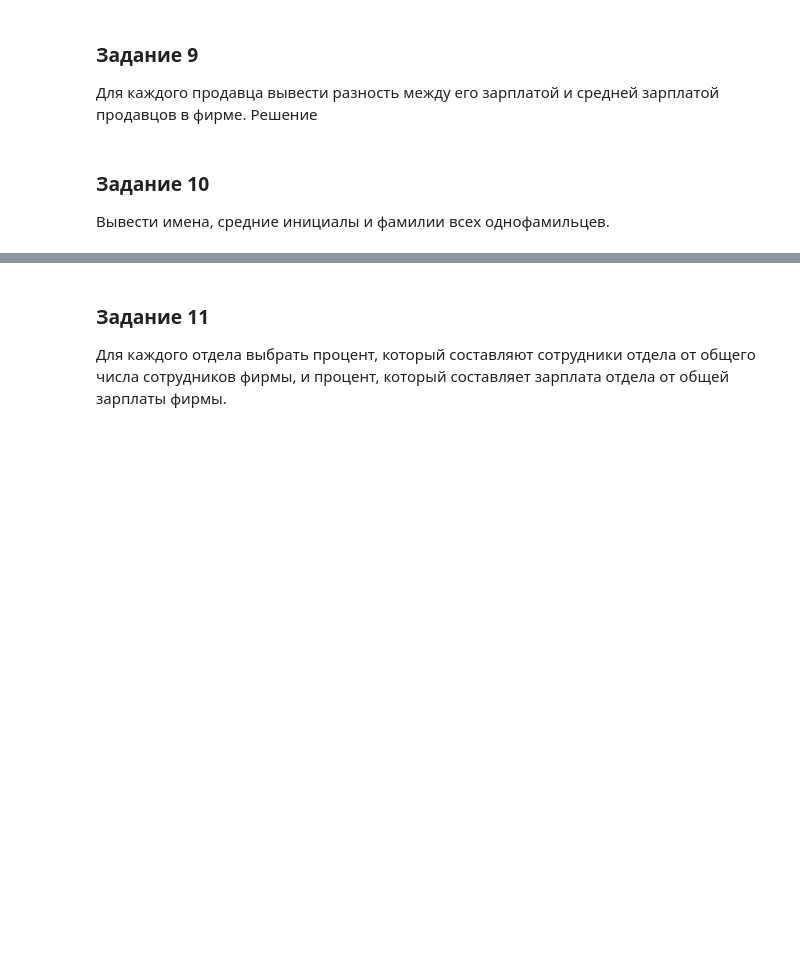
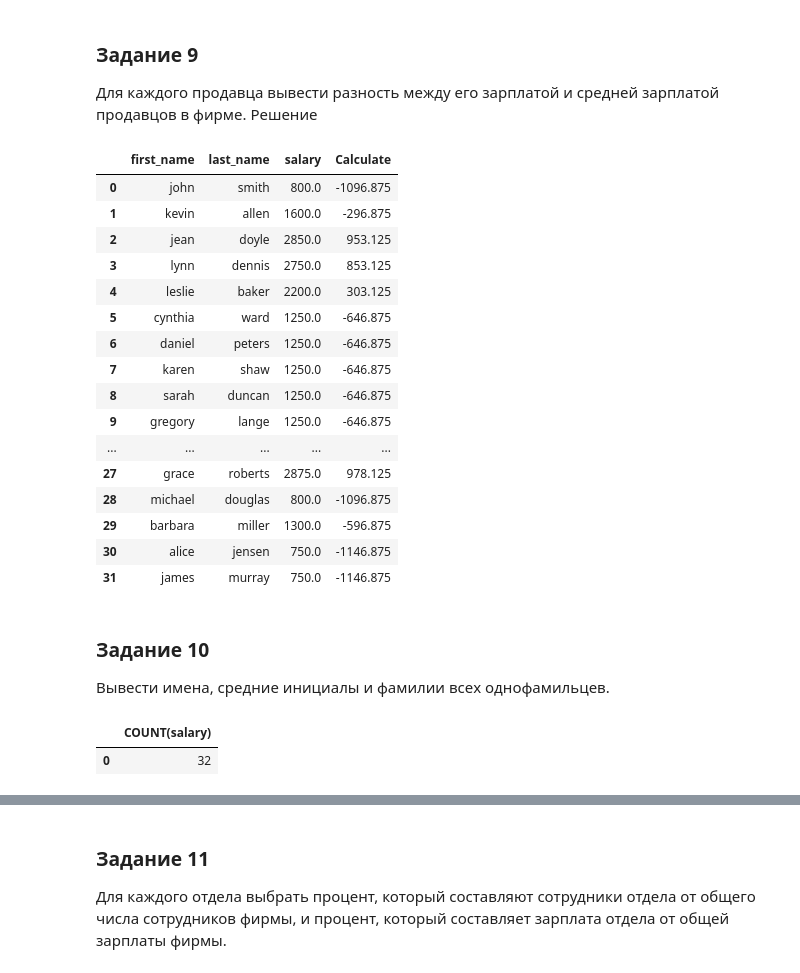
Before and after one commit to theysee/sberbank_reboot, a Jupyter notebook: Поток_3_Практика_к_занятию_5.ipynb, the cells around one changed output, grey strips where cells are left out. Cells and saved outputs as stored; diff of their text form; code cells hidden in the pictures; blank space fills up the shorter version.

```diff
--- a/Поток_3_Практика_к_занятию_5.ipynb
+++ b/Поток_3_Практика_к_занятию_5.ipynb
@@ -310,3 +310,31 @@ pd.read_sql_query('''
 # %% [markdown]
 ### Задание 9
 Для каждого продавца вывести разность между его зарплатой и средней зарплатой продавцов в фирме. Решение
+# %%
+pd.read_sql_query('''
+  SELECT
+    first_name,
+    last_name,
+    salary,
+    salary - (SELECT AVG(salary) FROM employee) AS Calculate
+  FROM
+    employee
+''', conn)
+# %% [output]
+|  | first_name | last_name | salary | Calculate |
+| 0 | john | smith | 800.0 | -1096.875 |
+| 1 | kevin | allen | 1600.0 | -296.875 |
+| 2 | jean | doyle | 2850.0 | 953.125 |
+| 3 | lynn | dennis | 2750.0 | 853.125 |
+| 4 | leslie | baker | 2200.0 | 303.125 |
+| 5 | cynthia | ward | 1250.0 | -646.875 |
+| 6 | daniel | peters | 1250.0 | -646.875 |
+| 7 | karen | shaw | 1250.0 | -646.875 |
+| 8 | sarah | duncan | 1250.0 | -646.875 |
+| 9 | gregory | lange | 1250.0 | -646.875 |
+| ... | ... | ... | ... | ... |
+| 27 | grace | roberts | 2875.0 | 978.125 |
+| 28 | michael | douglas | 800.0 | -1096.875 |
+| 29 | barbara | miller | 1300.0 | -596.875 |
+| 30 | alice | jensen | 750.0 | -1146.875 |
+| 31 | james | murray | 750.0 | -1146.875 |
@@ -313,3 +343,13 @@ pd.read_sql_query('''
 # %% [markdown]
 ### Задание 10
 Вывести имена, средние инициалы и фамилии всех однофамильцев.
+# %%
+pd.read_sql_query('''
+  SELECT
+    COUNT(salary)
+  FROM
+    employee
+''', conn)
+# %% [output]
+|  | COUNT(salary) |
+| 0 | 32 |
```
Also changed, not shown: parts of 4 cells of this notebook.
